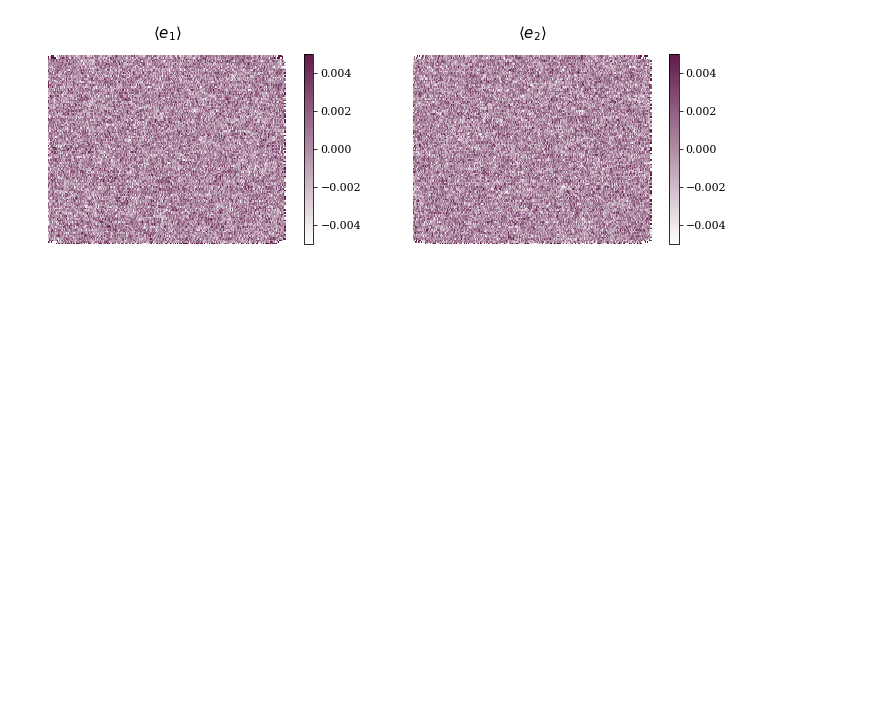
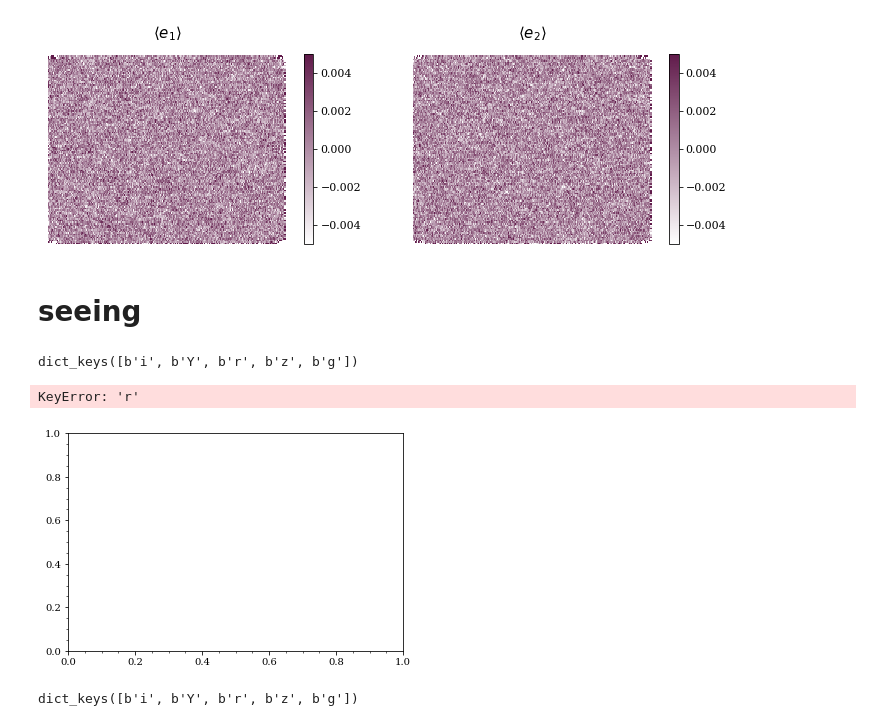
Before and after one commit to des-science/Y3_shearcat_tests, a Jupyter notebook: final_plots_paper/All_the_plots.ipynb, the cells around one changed output. Drawn from its saved outputs; the diff is of its cells as text; code cells hidden in the pictures; blank space fills up the shorter version.

```diff
--- a/final_plots_paper/All_the_plots.ipynb
+++ b/final_plots_paper/All_the_plots.ipynb
@@ -937,3 +937,42 @@ plt.show()
 # %% [output]
 [figure]
 [figure]
+# %% [markdown]
+# seeing
+# %%
+fwhm = load_obj('./everything_for_seeing')
+print (fwhm.keys())
+fig = plt.figure()
+plt.minorticks_on()
+ax = fig.add_subplot(111)
+print('median seeing in r = ',np.median(fwhm['r']))
+print('median seeing in i = ',np.median(fwhm['i']))
+print('median seeing in z = ',np.median(fwhm['z']))
+
+riz = np.concatenate([fwhm['r'], fwhm['i'], fwhm['z']])
+print('median seeing in riz = ',np.median(riz))
+
+nbins = 40
+range = (0.7, 1.7)
+width = (range[1]-range[0])/nbins
+n, bins, p = ax.hist([fwhm['z'],fwhm['i'],fwhm['r']], bins=nbins, range=range,
+                     histtype='barstacked', fill=True,
+                     color=[colors[0],colors[1],colors[2]], width=width)
+
+ax.set_xlabel('Seeing FWHM (arcsec)')
+ax.set_ylabel('Number of exposures')
+ax.legend(reversed(p), ['r', 'i', 'z'], loc='upper right')
+ax.set_xlim(*range)
+plt.tight_layout()
+plt.savefig('./figures/seeing.pdf')
+plt.show()
+# %% [output]
+dict_keys([b'i', b'Y', b'r', b'z', b'g'])
+KeyError: 'r'
+[figure, added]
+# %%
+fwhm = load_obj('./everything_for_seeing')
+
+fwhm.keys()
+# %% [output]
+dict_keys([b'i', b'Y', b'r', b'z', b'g'])
```
Also changed, not shown: parts of 4 cells of this notebook, 10 other files.
